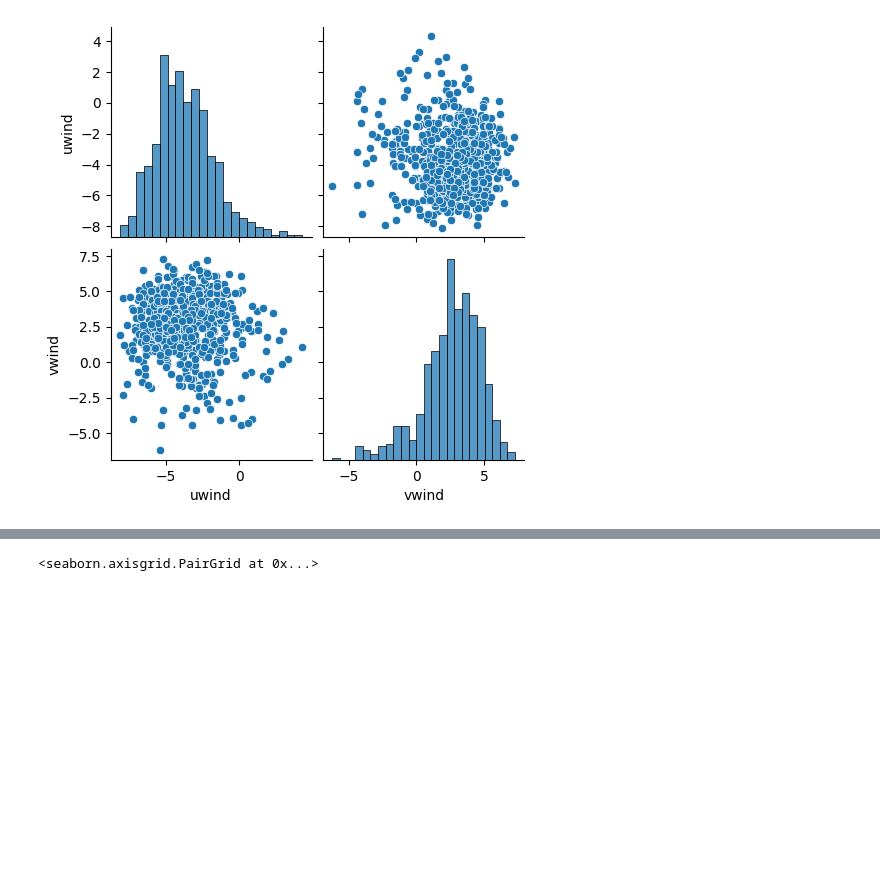
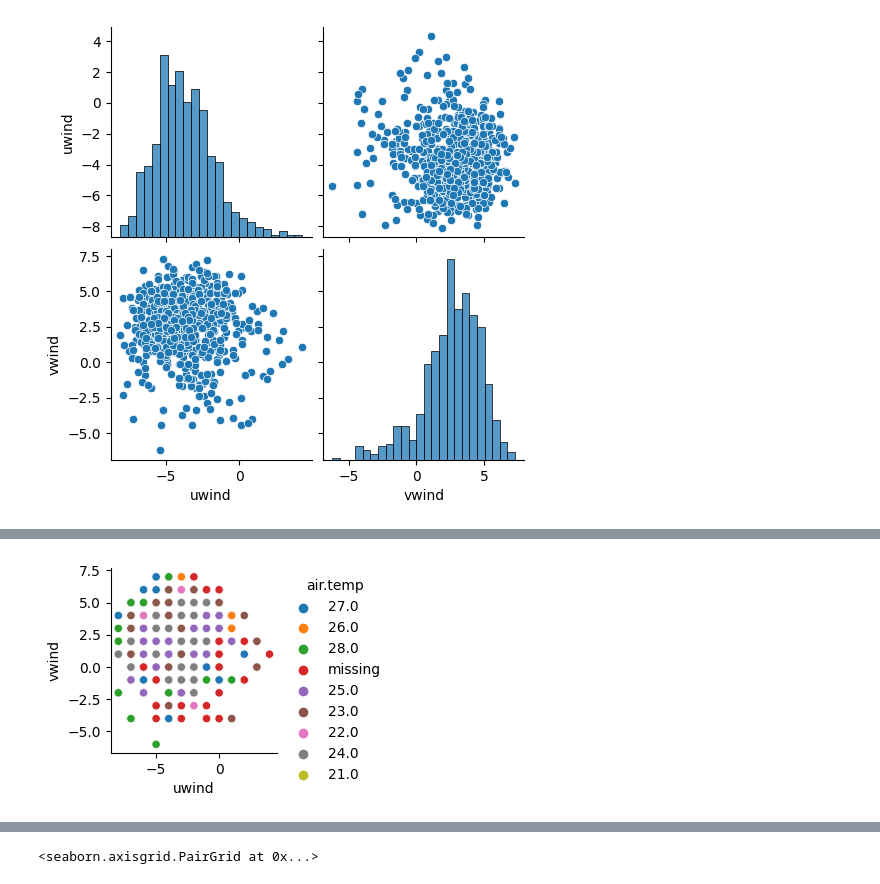
Before and after one commit to rauldgarcia/Data_analysis, a Jupyter notebook: CLASS 1/class_11.ipynb, the cells around one changed output, grey strips where cells are left out. Cells and saved outputs as stored; diff of their text form; code cells hidden in the pictures; blank space fills up the shorter version.

```diff
--- a/CLASS 1/class_11.ipynb
+++ b/CLASS 1/class_11.ipynb
@@ -366,0 +372,4 @@ fig = sns.pairplot(tao.iloc[:, 6:])
+# %%
+fig = sns.pairplot(fill_hum, x_vars='uwind', y_vars='vwind', hue='air.temp')
+# %% [output]
+[figure, added]
```
Also changed, not shown: parts of 5 cells of this notebook.
